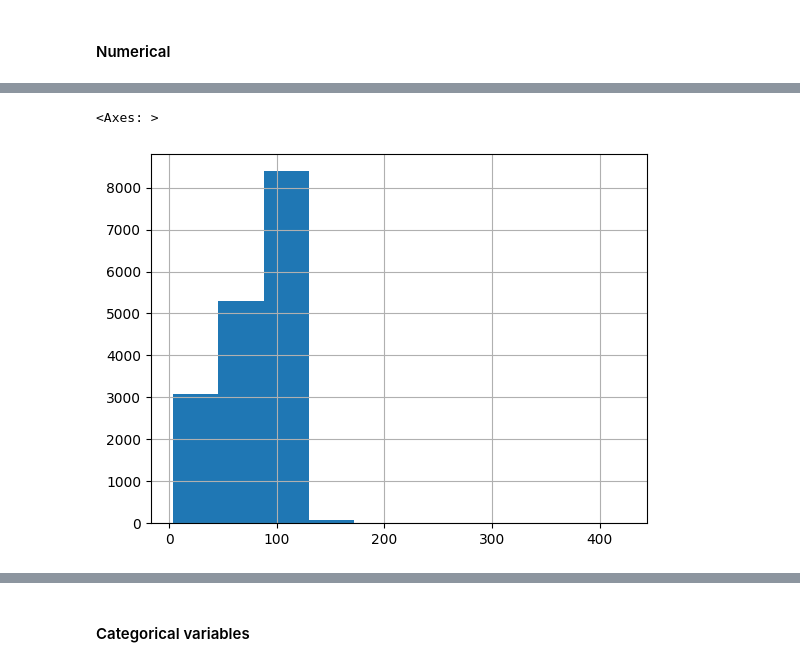
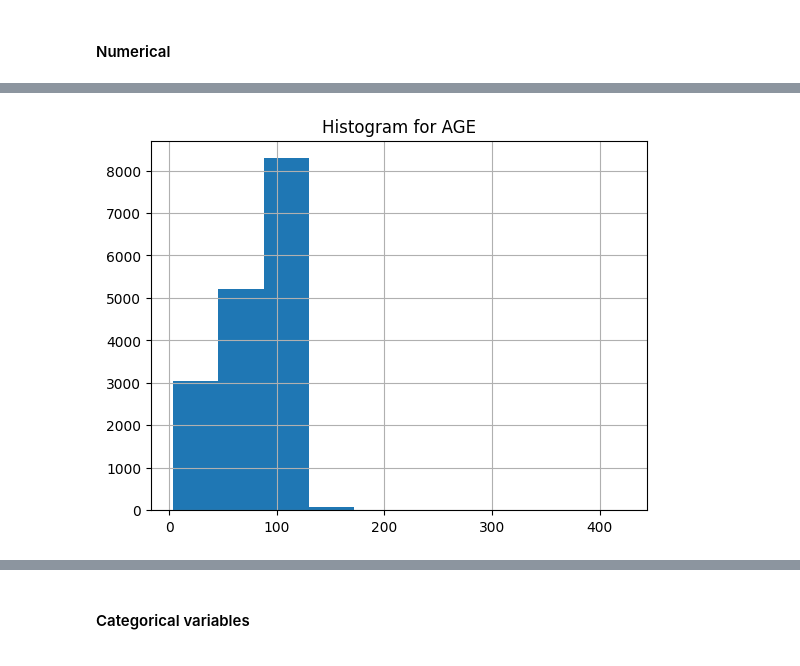
Before and after one commit to tarasenya/ml-zoomcamp-hw, a Jupyter notebook: MidTermProject/notebooks/perliminary.ipynb, the cells around one changed output, grey strips where cells are left out. Drawn from its saved outputs; the diff is of its cells as text; code cells hidden in the pictures.

```diff
--- a/MidTermProject/notebooks/perliminary.ipynb
+++ b/MidTermProject/notebooks/perliminary.ipynb
@@ -112,5 +151,8 @@ columns_to_drop = ['order',
                    'nyc_borough,_block_and_lot_(bbl)_self-reported',
                    'bbl_-_10_digits',
                    'nyc_building_identification_number_(bin)',
-                   'generation_date']
+                   'generation_date',
+                   'street_name',
+                   'street_number',
+                  'electricity_use_-_grid_purchase_(kbtu)']
 data_cleaned.drop(columns=columns_to_drop, inplace=True)
@@ -122,3 +159,5 @@ See the caveats in the documentation: https://pandas.pydata.org/pandas-docs/stab
+# %%
+data_cleaned = data_cleaned[data_cleaned['indirect_ghg_emissions_(metric_tons_co2e)']>0]
 # %%
 print(f'We have removed {set(data.columns)-set(data_cleaned.columns)}')
 # %% [output]
@@ -194,5 +225,5 @@ See the caveats in the documentation: https://pandas.pydata.org/pandas-docs/stab
 # %%
 data_cleaned.age.hist()
+plt.title('Histogram for AGE');
 # %% [output]
-<Axes: >
-[figure, old version]
+[figure, new version]
```
Also changed, not shown: parts of 110 cells of this notebook, 16 other files.
